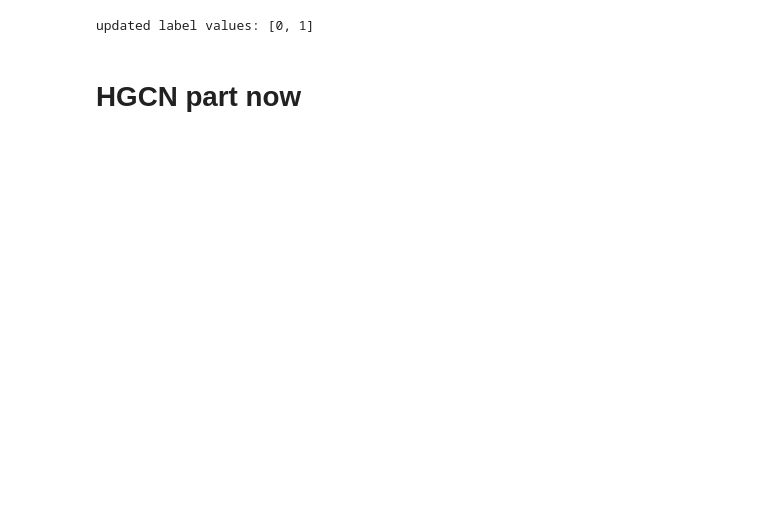
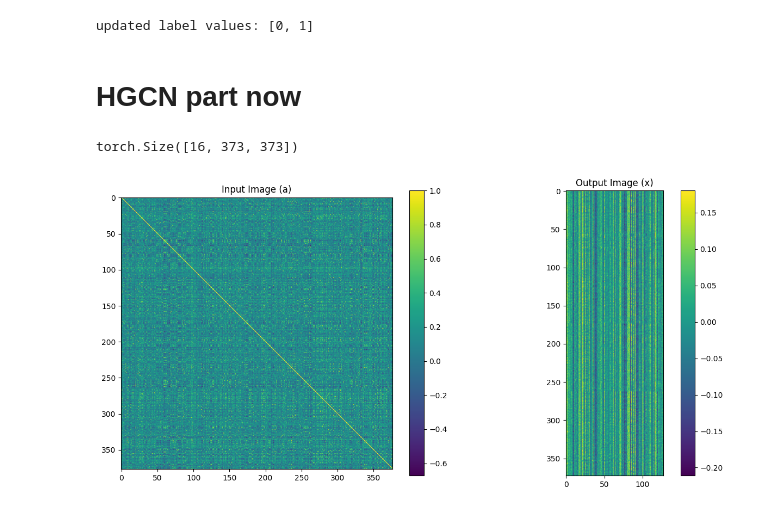
Before and after one commit to broccubali/AutisticAdventures, a Jupyter notebook: src/stepone.ipynb, the cells around one changed output. Cells and saved outputs as stored; diff of their text form; code cells hidden in the pictures; blank space fills up the shorter version.

```diff
--- a/src/stepone.ipynb
+++ b/src/stepone.ipynb
@@ -205,9 +199,9 @@ class SubnetworkEmbedder(nn.Module):
 class RegionEmbedder(nn.Module):
     def __init__(self, input_dim, hidden_dim, output_dim):
         super().__init__()
-        self.region_conv = nn.Conv2d(1, 1, kernel_size=1)
+        self.region_conv = nn.Conv2d(1, 1, kernel_size=5)
         self.mlp = nn.Sequential(
-            nn.Linear(input_dim, hidden_dim),
+            nn.Linear(input_dim - 4, hidden_dim),
             nn.ReLU(),
             nn.Linear(hidden_dim, output_dim),
         )
@@ -215,6 +209,7 @@ class RegionEmbedder(nn.Module):
     def forward(self, x):
         x_conv = self.region_conv(x.unsqueeze(1))
         x_conv = x_conv.squeeze(1)
+        print(x_conv.shape)
         return self.mlp(x_conv)
 # %%
 class RegionEncoder(nn.Module):
@@ -225,13 +220,13 @@ class RegionEncoder(nn.Module):
 
     def forward(self, x):
         x_reg = self.reg_embd(x)
-        x_in = x_reg
-        attn_weights_all = []
-        for mhsa in self.mhsa_layers:
-            x_in, attn_weights = mhsa(x_in)
-            attn_weights_all.append(attn_weights)
-
-        return x_reg + x_in, torch.stack(attn_weights_all).permute(1, 0, 2, 3, 4)
+        # x_in = x_reg
+        # attn_weights_all = []
+        # for mhsa in self.mhsa_layers:
+        #     x_in, attn_weights = mhsa(x_in)
+        #     attn_weights_all.append(attn_weights)
+        # +x_in, torch.stack(attn_weights_all)
+        return x_reg
 # %%
 class SubNetworkEncoder(nn.Module):
     def __init__(self, shapes, hidden_dim, embd_dim, num_heads, num_layers):
@@ -460,3 +454,31 @@ for epoch in range(num_epochs):
         })
 
 torch.save(model.state_dict(), 'brain_network_model.pth')
+# %%
+a = next(iter(train_loader))[0]
+# %%
+mlps = RegionEncoder(377, 256, 128, 16, 4)
+x = mlps(a)
+# %% [output]
+torch.Size([16, 373, 373])
+# %%
+import matplotlib.pyplot as plt
+
+fig, axes = plt.subplots(1, 2, figsize=(12, 6))
+
+axes[0].imshow(a[0].detach().cpu().numpy(), cmap="viridis")
+axes[0].set_title("Input Image (a)")
+axes[0].colorbar = plt.colorbar(
+    axes[0].imshow(a[0].detach().cpu().numpy(), cmap="viridis"), ax=axes[0]
+)
+
+axes[1].imshow(x[0].detach().cpu().numpy(), cmap="viridis")
+axes[1].set_title("Output Image (x)")
+axes[1].colorbar = plt.colorbar(
+    axes[1].imshow(x[0].detach().cpu().numpy(), cmap="viridis"), ax=axes[1]
+)
+
+plt.tight_layout()
+plt.show()
+# %% [output]
+[figure, added]
```
Also changed, not shown: parts of 10 cells of this notebook, 3 other files.
